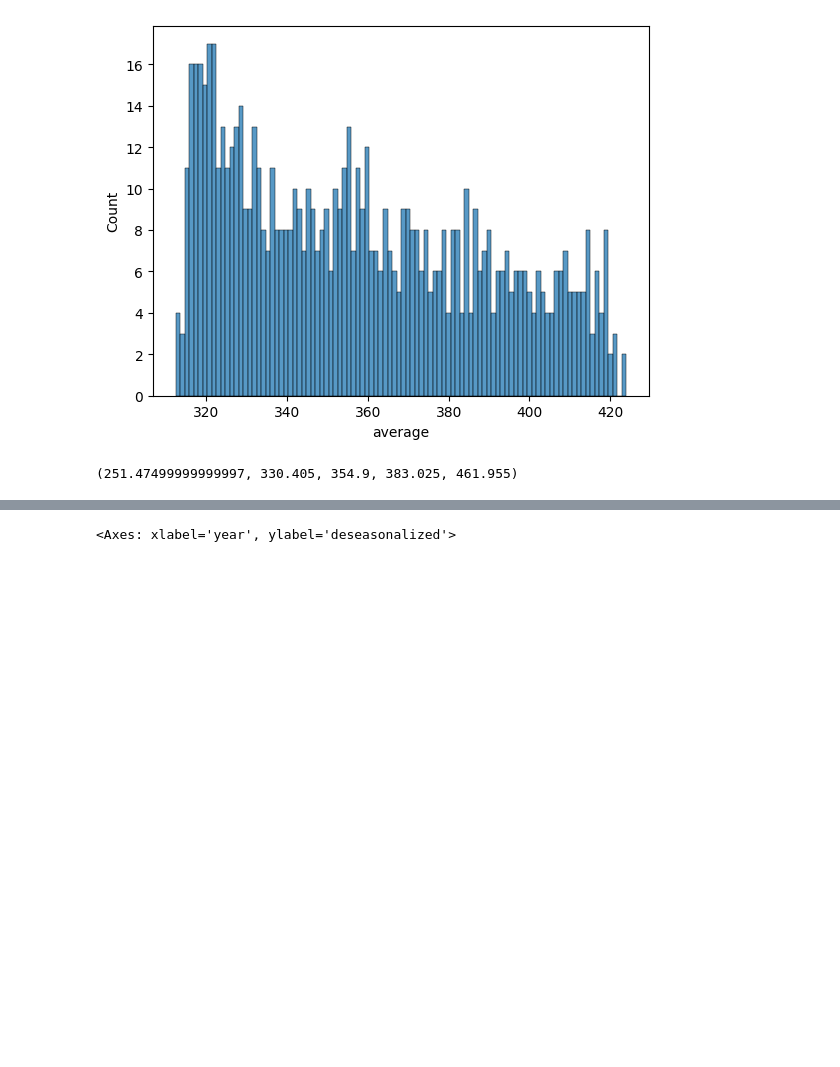
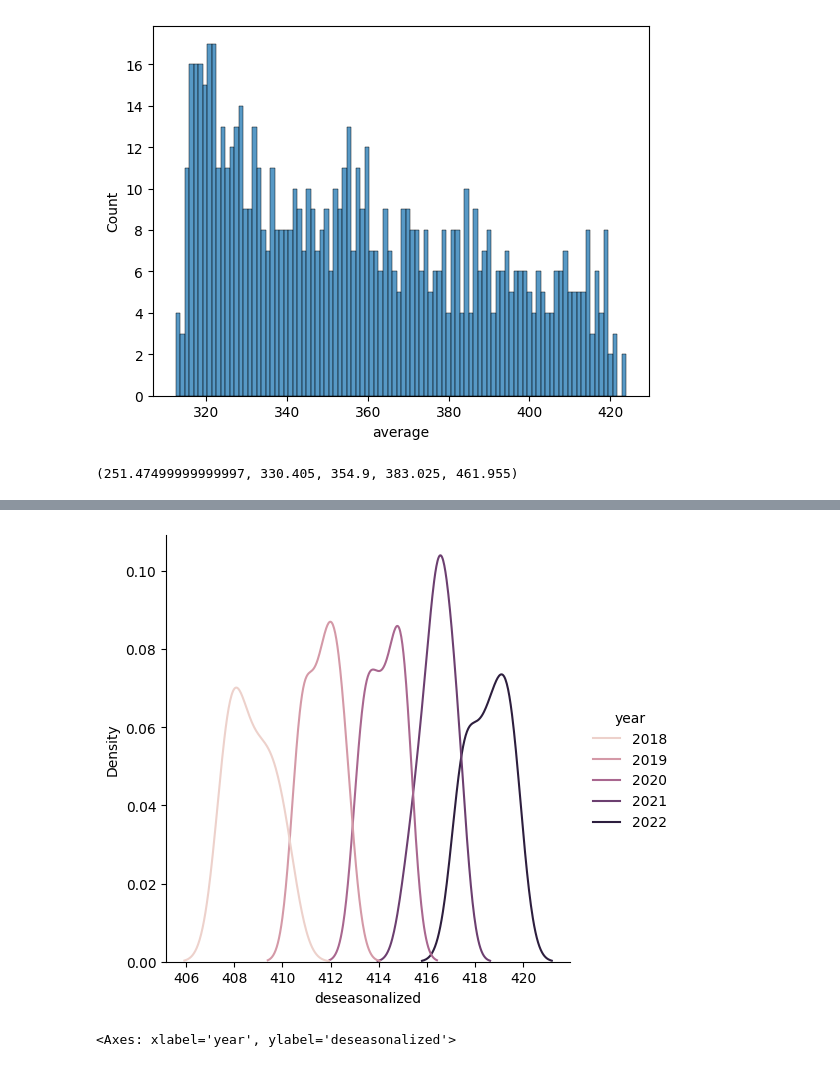
Before and after one commit to jordanarlan/UC-Berkeley-DS100, a Jupyter notebook: Week 4/Visualization_1.ipynb, the cells around one changed output, grey strips where cells are left out. Saved outputs shown, nothing was run; the diff lists cells and outputs as text; code cells hidden in the pictures; blank space fills up the shorter version.

```diff
--- a/Week 4/Visualization_1.ipynb
+++ b/Week 4/Visualization_1.ipynb
@@ -89,5 +99,9 @@ whisk1, q1, q2, q3, whisk2
 # %%
 px.violin(co2, y='deseasonalized')
+# %%
+sns.displot(data = co2_rec, x = 'deseasonalized', kind = 'kde', hue = 'year');
+# %% [output]
+[figure, added]
 # %%
 
 co2_rec = co2[co2["year"].isin([2022, 2021, 2020, 2019, 2018])]
```
Also changed, not shown: parts of 3 cells of this notebook.
